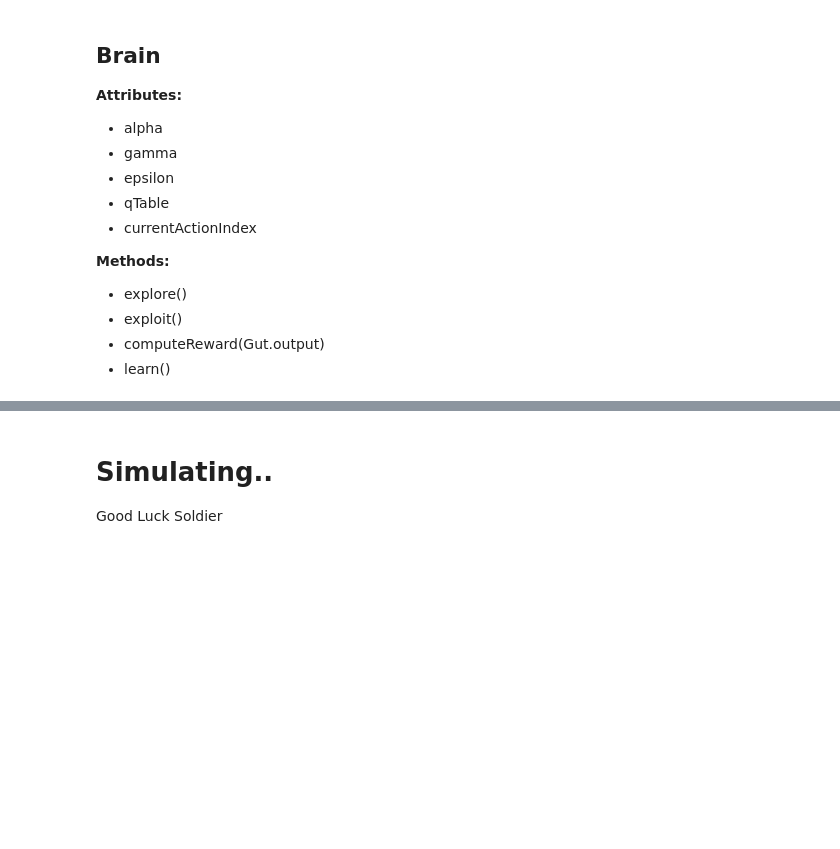
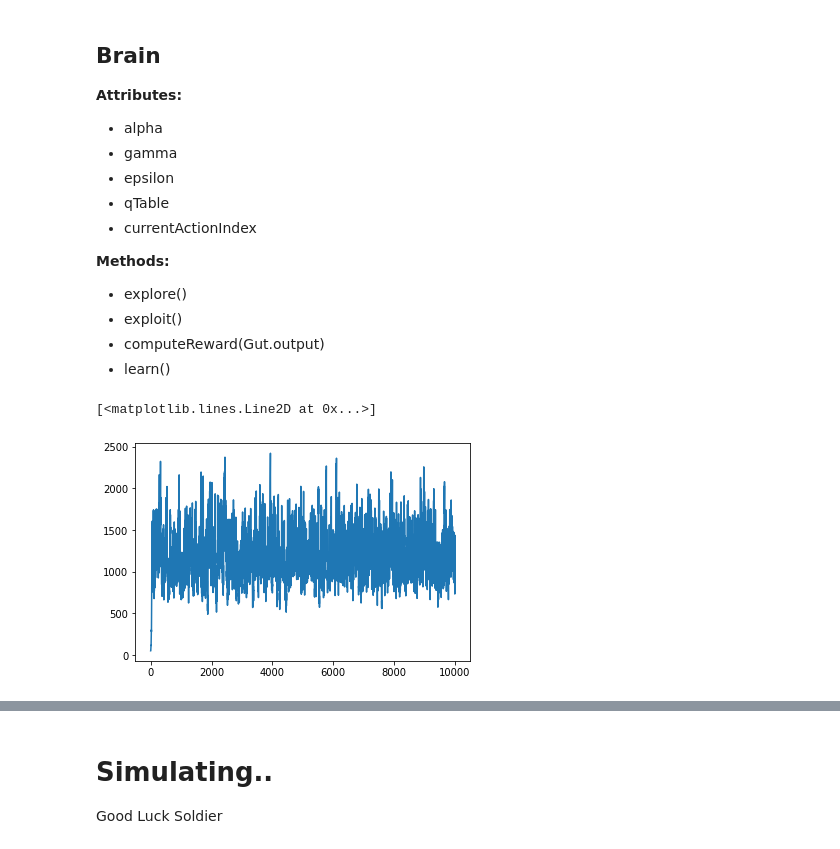
Before and after one commit to GaneshVShinde/GutToyModel, a Jupyter notebook: ashwinToy.ipynb, the cells around one changed output, grey strips where cells are left out. Cells and saved outputs as stored; diff of their text form; code cells hidden in the pictures; blank space fills up the shorter version.

Commit message:
Changed gut population model to logistic

```diff
--- a/ashwinToy.ipynb
+++ b/ashwinToy.ipynb
@@ -387,3 +406,25 @@ class Brain:
 
         #Pick a random action and store its index
         self.currentActionIndex = random.choice(range(len(self.actionSet)))
+# %%
+# Logistic Growth
+
+n = 50
+gc = 0.2
+dc = 0.2
+nHistory = [n]
+inputNutrient = 0
+# prob = 0.1
+for t in range(10000):
+#     prob = prob + 1/10000
+#     if(prob < 0):
+#         prob = 0
+#     if(prob > 1):
+#         prob = 1
+    inputNutrient = np.random.binomial(1, 0.5)
+    n = n + n*gc*inputNutrient - n*n*dc/2500
+    nHistory.append(n)
+plt.plot(nHistory)
+# %% [output]
+[<matplotlib.lines.Line2D at 0x...>]
+[figure, added]
```
Also changed, not shown: parts of 11 cells of this notebook.
